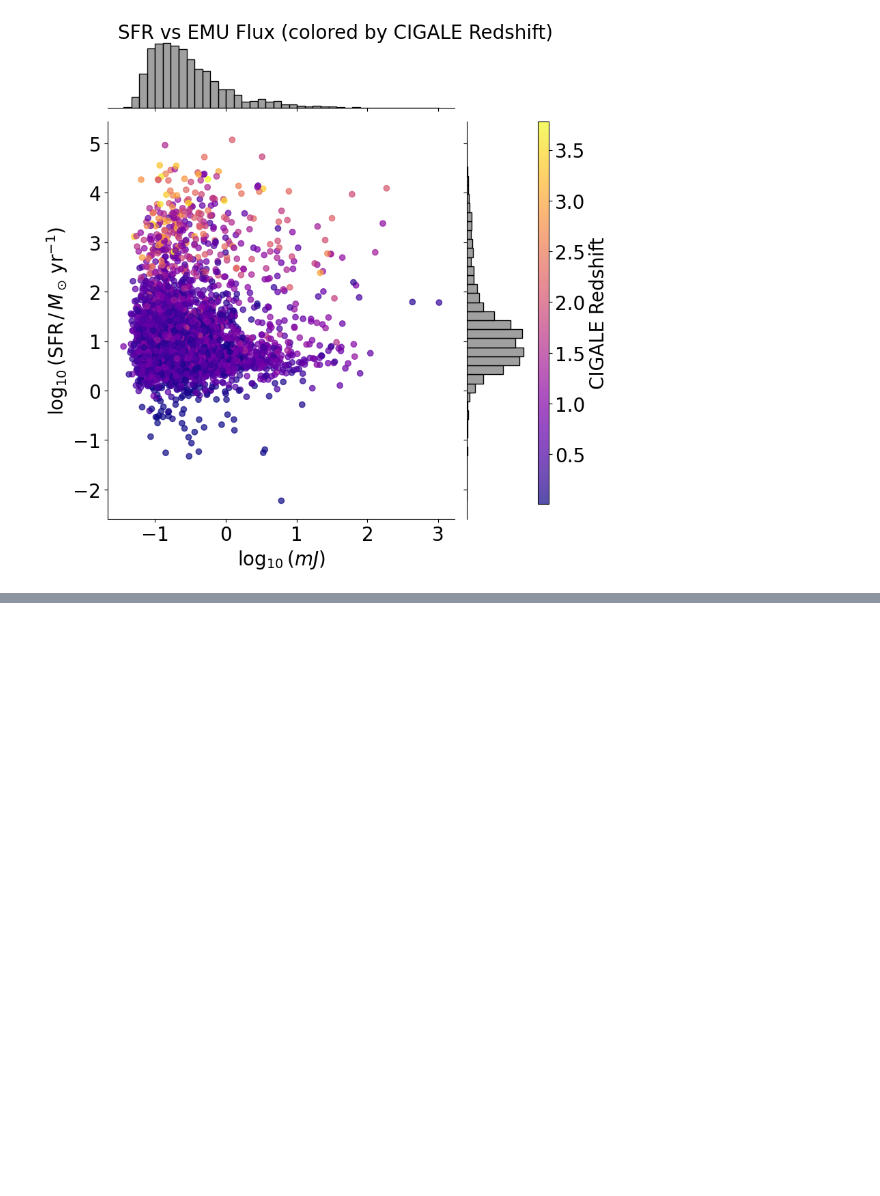
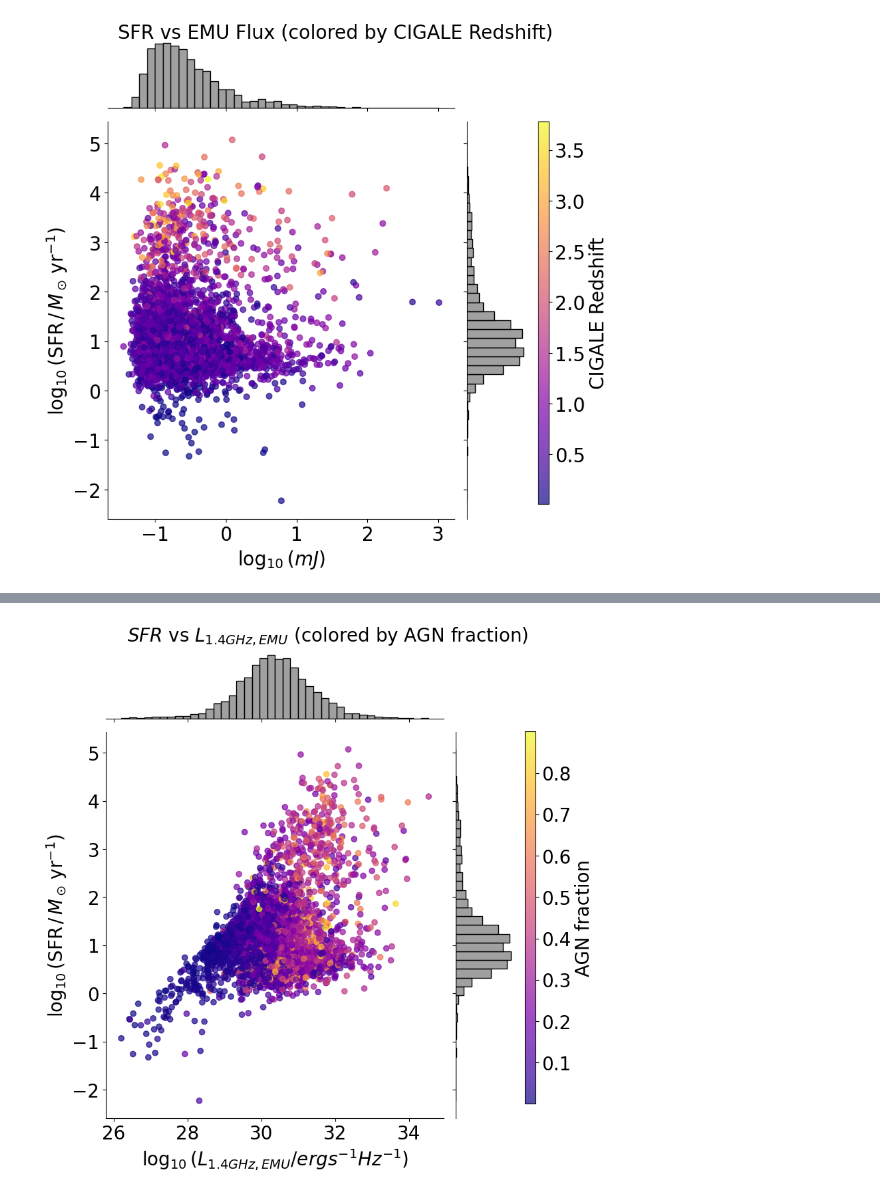
Before and after one commit to theWebTardigrade/fundamental-properties-of-EMU-radio-sources, a Jupyter notebook: code/8_CIGALE_results_EMU.ipynb, the cells around one changed output, grey strips where cells are left out. Cells and saved outputs as stored; diff of their text form; code cells hidden in the pictures; blank space fills up the shorter version.

```diff
--- a/code/8_CIGALE_results_EMU.ipynb
+++ b/code/8_CIGALE_results_EMU.ipynb
@@ -1066,3 +1062,59 @@ plt.show()
 # %%
-    r'$\log_{10}({\rm SFR_{radio}}\,/\,M_\odot\,{\rm yr}^{-1})$',
-    r'$\log_{10}({\rm SFR_{CIGALE}}\,/\,M_\odot\,{\rm yr}^{-1})$',
+# Create the JointGrid
+g = sns.JointGrid(
+    data=catalog_pd,
+    x=log_luminosity_1_4GHz_obs,
+    y=catalog_pd['log_sfr'],
+    height=8
+)
+
+# Main scatterplot with color by redshift
+points = g.ax_joint.scatter(
+    log_luminosity_1_4GHz_obs,
+    catalog_pd['log_sfr'],
+    c=catalog_pd['bayes.agn.fracAGN'],
+    cmap='plasma',
+    alpha=0.7
+)
+
+# Add marginal histograms
+sns.histplot(
+    data=catalog_pd,
+    x=log_luminosity_1_4GHz_obs,
+    bins=40,
+    ax=g.ax_marg_x,
+    color='grey',
+    edgecolor='black'
+)
+sns.histplot(
+    data=catalog_pd,
+    y=catalog_pd['log_sfr'],
+    bins=40,
+    ax=g.ax_marg_y,
+    color='grey',
+    edgecolor='black'
+)
+
+# Set axis labels and title with larger font
+g.set_axis_labels(
+    r'$\log_{10}(L_{1.4 GHz, EMU}/ erg s^{-1} Hz^{-1})$',
+    r'$\log_{10}({\rm SFR}\,/\,M_\odot\,{\rm yr}^{-1})$',
+    fontsize=20
+)
+g.ax_joint.tick_params(axis='both', labelsize=20)
+g.ax_marg_x.tick_params(labelsize=20)
+g.ax_marg_y.tick_params(labelsize=20)
+
+# Title
+g.fig.suptitle(r'$SFR$ vs $L_{1.4 GHz, EMU}$ (colored by AGN fraction)', fontsize=20,  y=1.0)
+g.fig.subplots_adjust(top=0.95, right=0.85)  # Shrink plot area to make room for colorbar
+
+# Add external colorbar with larger label and ticks
+cbar_ax = g.fig.add_axes([0.87, 0.1, 0.02, 0.7])
+cbar = g.fig.colorbar(points, cax=cbar_ax)
+cbar.set_label('AGN fraction', fontsize=20)
+cbar.ax.tick_params(labelsize=20)
+
+plt.show()
+# %% [output]
+[figure, added]
```
Also changed, not shown: parts of 4 cells of this notebook.
